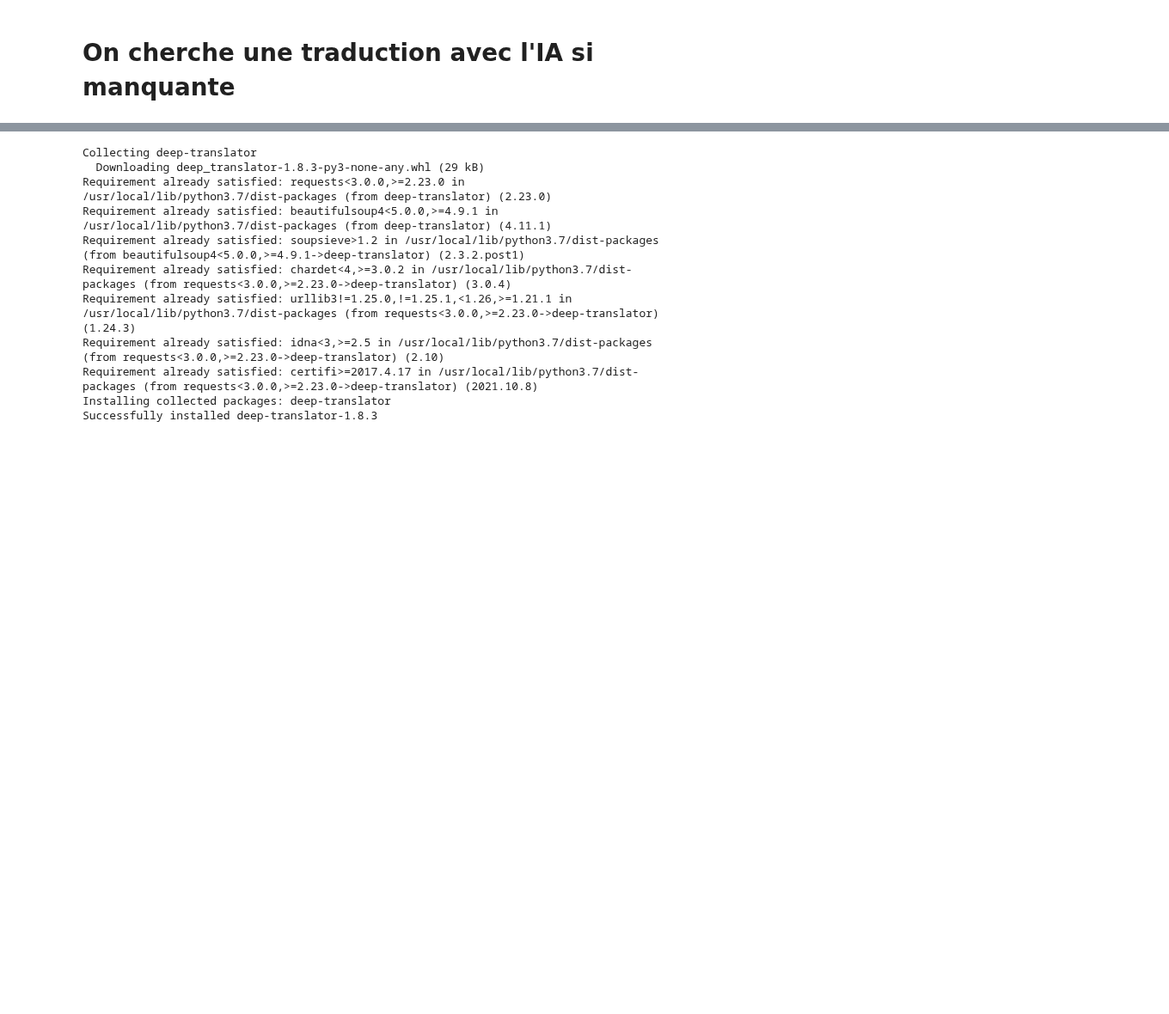
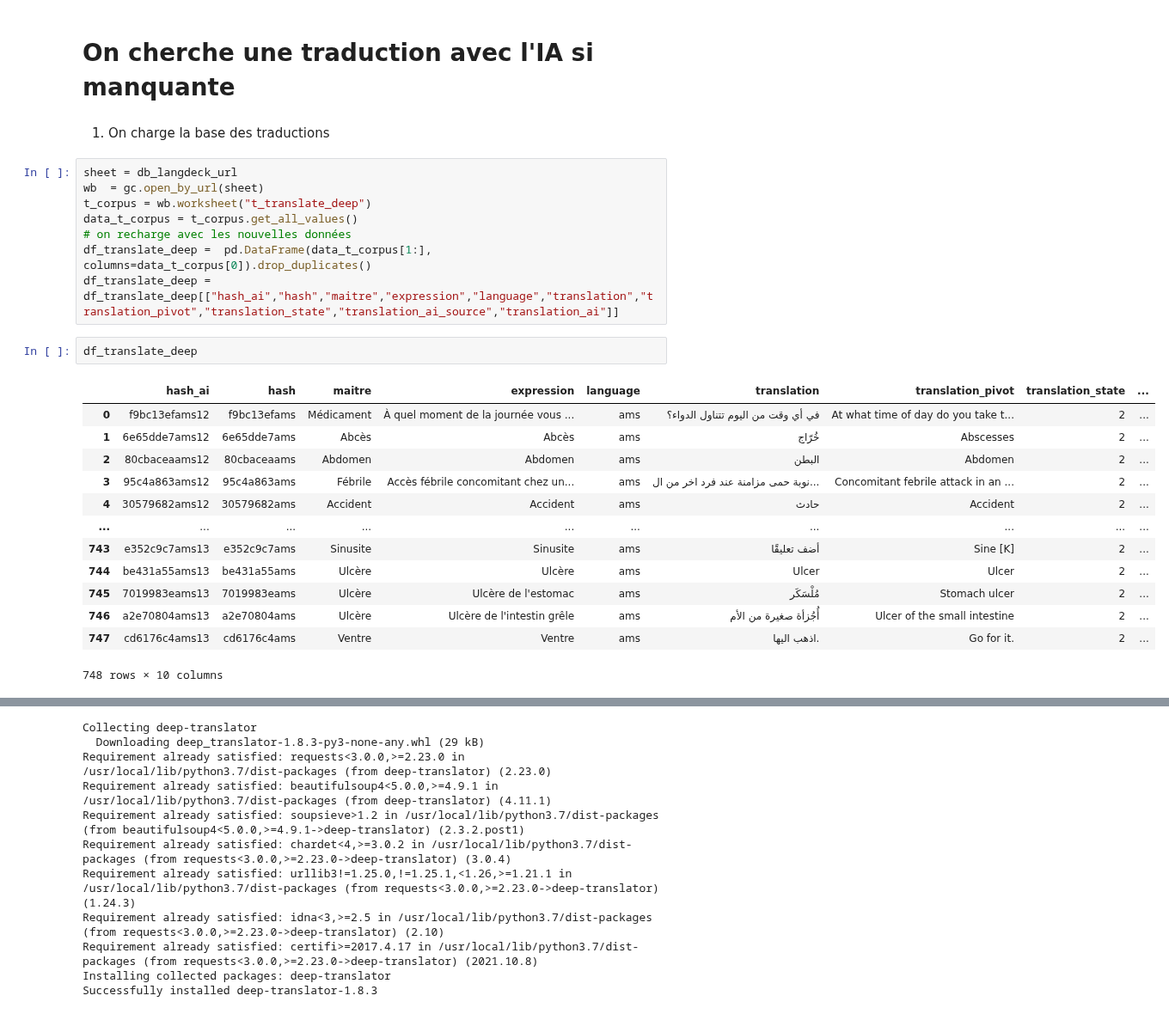
Before and after one commit to gretiere545/corpus, a Jupyter notebook: corpus_sync_airtable.ipynb, the cells around one changed output, grey strips where cells are left out. Shown at 86% size. Saved outputs shown, nothing was run; the diff lists cells and outputs as text; blank space fills up the shorter version.

```diff
--- a/corpus_sync_airtable.ipynb
+++ b/corpus_sync_airtable.ipynb
@@ -733,2 +807,28 @@ Name: 0, dtype: object
 # %% [markdown]
 # On cherche une traduction avec l'IA si manquante
+# %% [markdown]
+1. On charge la base des traductions
+# %%
+sheet = db_langdeck_url
+wb  = gc.open_by_url(sheet)
+t_corpus = wb.worksheet("t_translate_deep")
+data_t_corpus = t_corpus.get_all_values()
+# on recharge avec les nouvelles données
+df_translate_deep =  pd.DataFrame(data_t_corpus[1:], columns=data_t_corpus[0]).drop_duplicates()
+df_translate_deep = df_translate_deep[["hash_ai","hash","maitre","expression","language","translation","translation_pivot","translation_state","translation_ai_source","translation_ai"]]
+# %%
+df_translate_deep
+# %% [output]
+|  | hash_ai | hash | maitre | expression | language | translation | translation_pivot | translation_state | ... |
+| 0 | f9bc13efams12 | f9bc13efams | Médicament | À quel moment de la journée vous ... | ams | في أي وقت من اليوم تتناول الدواء؟ | At what time of day do you take t... | 2 | ... |
+| 1 | 6e65dde7ams12 | 6e65dde7ams | Abcès | Abcès | ams | خُرّاج | Abscesses | 2 | ... |
+| 2 | 80cbaceaams12 | 80cbaceaams | Abdomen | Abdomen | ams | البطن | Abdomen | 2 | ... |
+| 3 | 95c4a863ams12 | 95c4a863ams | Fébrile | Accès fébrile concomitant chez un... | ams | نوبة حمى مزامنة عند فرد اخر من ال... | Concomitant febrile attack in an ... | 2 | ... |
+| 4 | 30579682ams12 | 30579682ams | Accident | Accident | ams | حادث | Accident | 2 | ... |
+| ... | ... | ... | ... | ... | ... | ... | ... | ... | ... |
+| 743 | e352c9c7ams13 | e352c9c7ams | Sinusite | Sinusite | ams | أضف تعليقًا | Sine [K] | 2 | ... |
+| 744 | be431a55ams13 | be431a55ams | Ulcère | Ulcère | ams | Ulcer | Ulcer | 2 | ... |
+| 745 | 7019983eams13 | 7019983eams | Ulcère | Ulcère de l'estomac | ams | مُلْسَكَر | Stomach ulcer | 2 | ... |
+| 746 | a2e70804ams13 | a2e70804ams | Ulcère | Ulcère de l'intestin grêle | ams | أُجُزأة صغيرة من الأم | Ulcer of the small intestine | 2 | ... |
+| 747 | cd6176c4ams13 | cd6176c4ams | Ventre | Ventre | ams | اذهب اليها. | Go for it. | 2 | ... |
+748 rows × 10 columns
```
Also changed, not shown: parts of 29 cells of this notebook.
